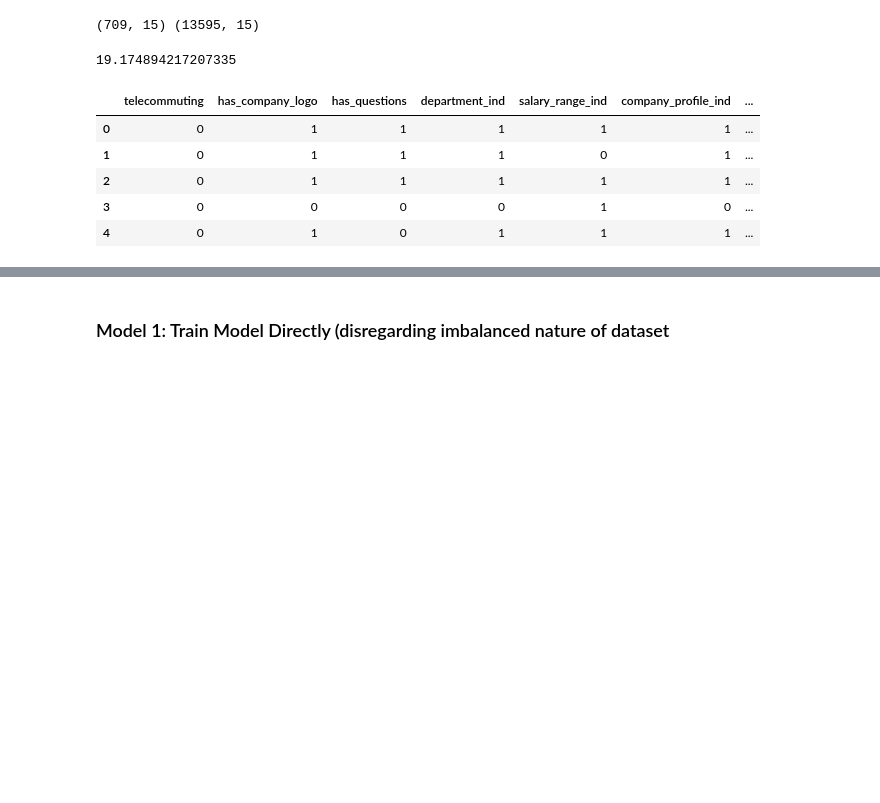
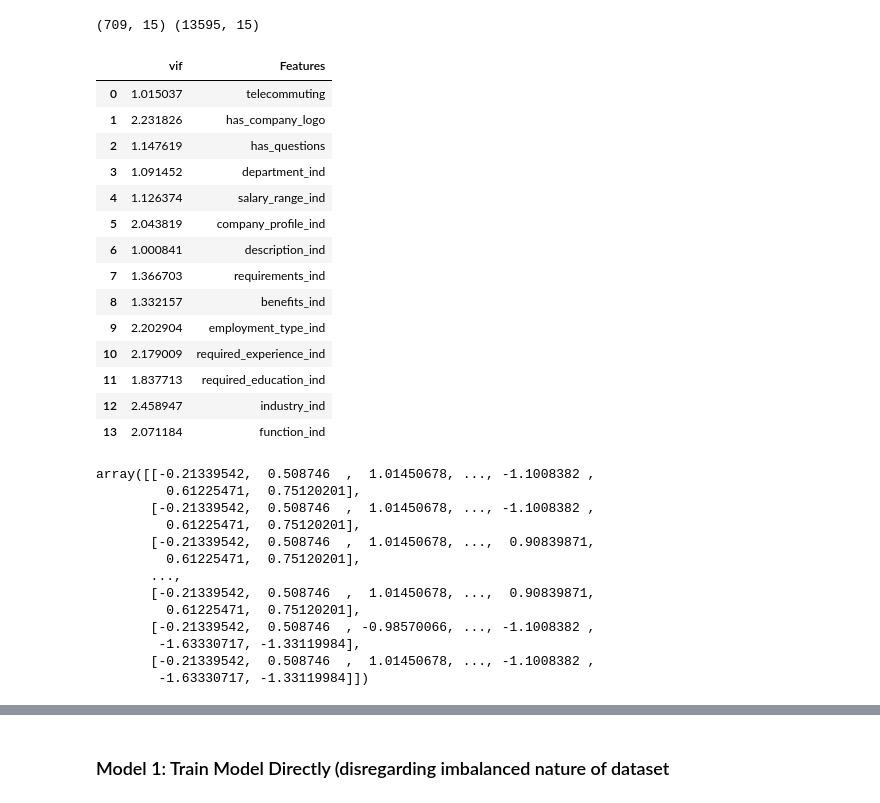
Before and after one commit to obeabi/SdsNovember2020Challenge, a Jupyter notebook: Main_RandomForest.ipynb, the cells around one changed output, grey strips where cells are left out. Drawn from its saved outputs; the diff is of its cells as text; code cells hidden in the pictures; blank space fills up the shorter version.

```diff
--- a/Main_RandomForest.ipynb
+++ b/Main_RandomForest.ipynb
@@ -80,23 +81,55 @@ notFraud = df_train[df_train['fraudulent']== 0]
 print(Fraud.shape, notFraud.shape)
 # %% [output]
 (709, 15) (13595, 15)
-# %%
-13595/709
-# %% [output]
-19.174894217207335
+# %%
+# Extract features and target from train set dataframe and perform standard scaling
+X = df_train.drop(columns = ['fraudulent'])
+y = df_train['fraudulent']
+
+scalar = StandardScaler()
+X_scaled = scalar.fit_transform(X)
+vif = pd.DataFrame()
+vif["vif"] = [variance_inflation_factor(X_scaled,i) for i in range(X_scaled.shape[1])]
+vif["Features"] = X.columns
+
+#let's check the values
+vif
+# %% [output]
+|  | vif | Features |
+| 0 | 1.015037 | telecommuting |
+| 1 | 2.231826 | has_company_logo |
+| 2 | 1.147619 | has_questions |
+| 3 | 1.091452 | department_ind |
+| 4 | 1.126374 | salary_range_ind |
+| 5 | 2.043819 | company_profile_ind |
+| 6 | 1.000841 | description_ind |
+| 7 | 1.366703 | requirements_ind |
+| 8 | 1.332157 | benefits_ind |
+| 9 | 2.202904 | employment_type_ind |
+| 10 | 2.179009 | required_experience_ind |
+| 11 | 1.837713 | required_education_ind |
+| 12 | 2.458947 | industry_ind |
+| 13 | 2.071184 | function_ind |
 # %%
 # Extract features and target from train set dataframe
-y = df_train.fraudulent.values.ravel()
-X = df_train.drop(columns= ['fraudulent'], axis = 1)
+#y = df_train.fraudulent.values.ravel()
+#X = df_train.drop(columns= ['fraudulent'], axis = 1)
 
-X.head()
+X_scaled
 # %% [output]
-|  | telecommuting | has_company_logo | has_questions | department_ind | salary_range_ind | company_profile_ind | ... |
-| 0 | 0 | 1 | 1 | 1 | 1 | 1 | ... |
-| 1 | 0 | 1 | 1 | 1 | 0 | 1 | ... |
-| 2 | 0 | 1 | 1 | 1 | 1 | 1 | ... |
-| 3 | 0 | 0 | 0 | 0 | 1 | 0 | ... |
-| 4 | 0 | 1 | 0 | 1 | 1 | 1 | ... |
+array([[-0.21339542,  0.508746  ,  1.01450678, ..., -1.1008382 ,
+         0.61225471,  0.75120201],
+       [-0.21339542,  0.508746  ,  1.01450678, ..., -1.1008382 ,
+         0.61225471,  0.75120201],
+       [-0.21339542,  0.508746  ,  1.01450678, ...,  0.90839871,
+         0.61225471,  0.75120201],
+       ...,
+       [-0.21339542,  0.508746  ,  1.01450678, ...,  0.90839871,
+         0.61225471,  0.75120201],
+       [-0.21339542,  0.508746  , -0.98570066, ..., -1.1008382 ,
+        -1.63330717, -1.33119984],
+       [-0.21339542,  0.508746  ,  1.01450678, ..., -1.1008382 ,
+        -1.63330717, -1.33119984]])
 # %%
 # print first five rows target column
 y[0:5]
```
Also changed, not shown: parts of 28 cells of this notebook.
